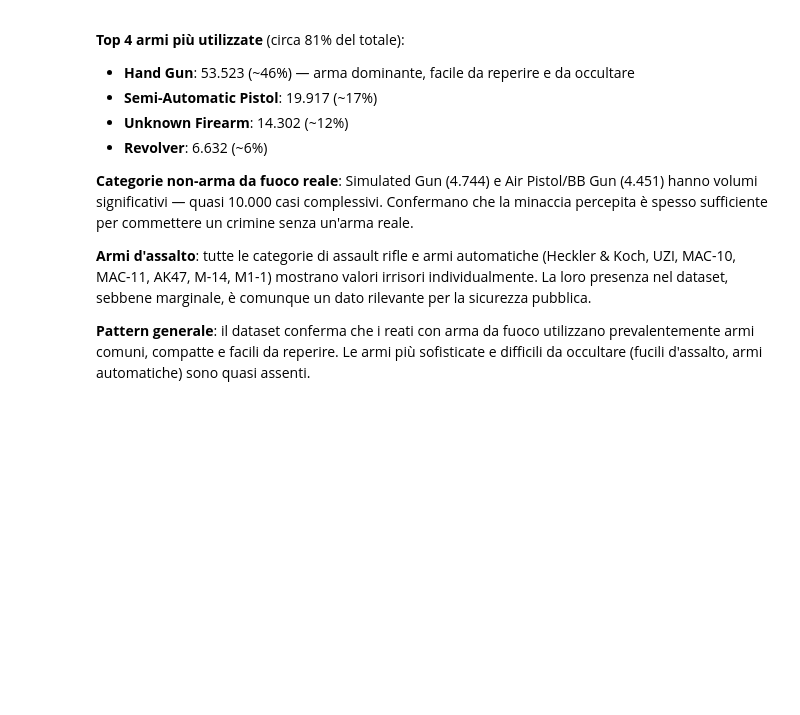
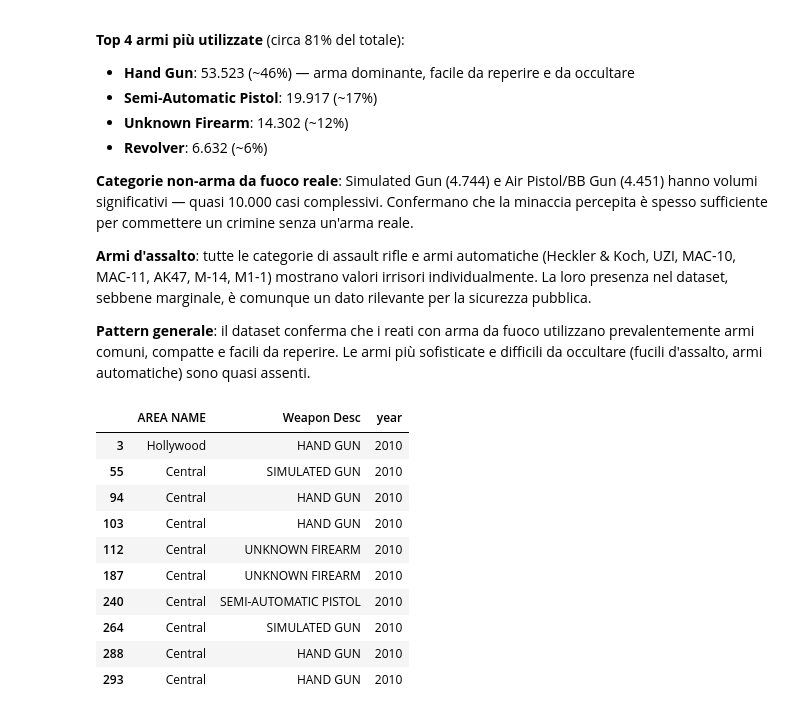
Before and after one commit to AnalystEca/lapd-crime-data, a Jupyter notebook: notebooks/02_analyze/08_eda_block4.ipynb, the cells around one changed output. Cells and saved outputs as stored; diff of their text form; code cells hidden in the pictures; blank space fills up the shorter version.

```diff
--- a/notebooks/02_analyze/08_eda_block4.ipynb
+++ b/notebooks/02_analyze/08_eda_block4.ipynb
@@ -272,3 +272,17 @@ sebbene marginale, è comunque un dato rilevante per la sicurezza pubblica.
 utilizzano prevalentemente armi comuni, compatte e facili da reperire.
 Le armi più sofisticate e difficili da occultare (fucili d'assalto,
 armi automatiche) sono quasi assenti.
+# %%
+q41_df_filtered.head(10)
+# %% [output]
+|  | AREA NAME | Weapon Desc | year |
+| 3 | Hollywood | HAND GUN | 2010 |
+| 55 | Central | SIMULATED GUN | 2010 |
+| 94 | Central | HAND GUN | 2010 |
+| 103 | Central | HAND GUN | 2010 |
+| 112 | Central | UNKNOWN FIREARM | 2010 |
+| 187 | Central | UNKNOWN FIREARM | 2010 |
+| 240 | Central | SEMI-AUTOMATIC PISTOL | 2010 |
+| 264 | Central | SIMULATED GUN | 2010 |
+| 288 | Central | HAND GUN | 2010 |
+| 293 | Central | HAND GUN | 2010 |
```
Also changed, not shown: parts of 4 cells of this notebook, 1 other file.
